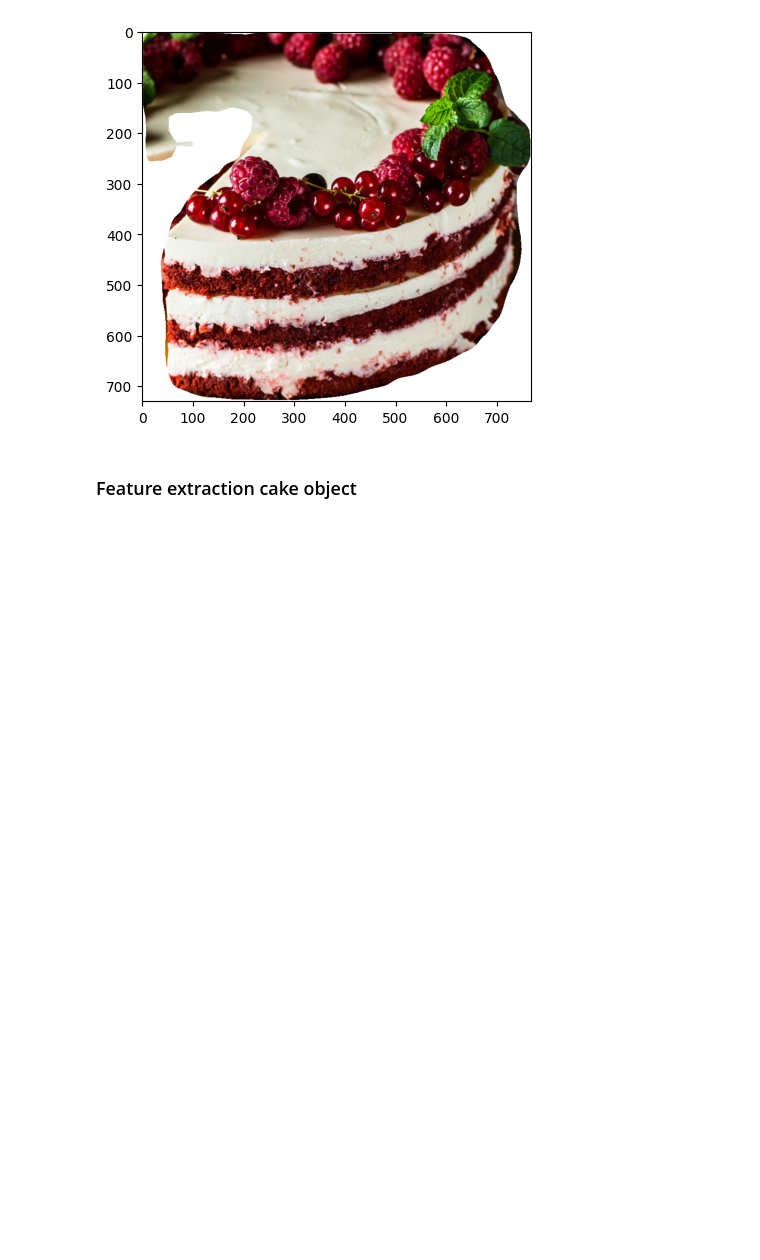
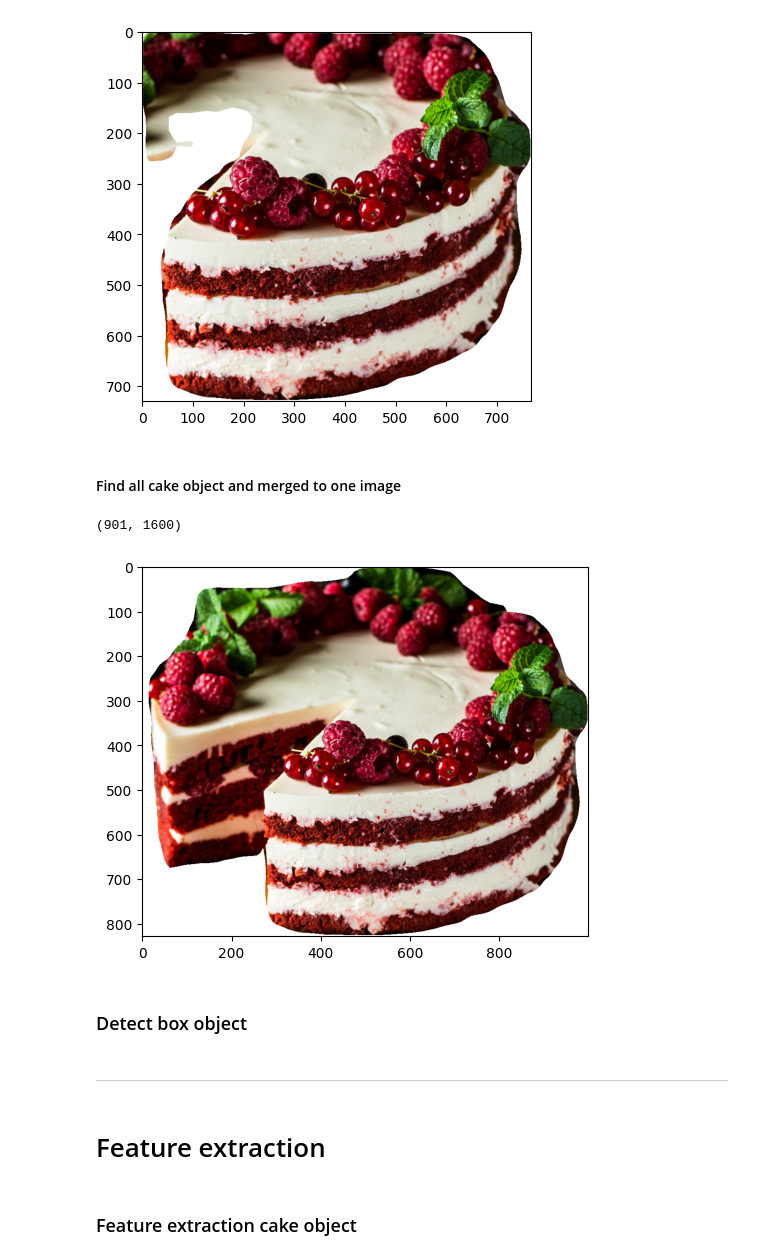
Before and after one commit to PHUICMT/boxjourney-research, a Jupyter notebook: ObjectDetection.ipynb, the cells around one changed output. Saved outputs shown, nothing was run; the diff lists cells and outputs as text; code cells hidden in the pictures; blank space fills up the shorter version.

Commit message:
merge same class to one image

```diff
--- a/ObjectDetection.ipynb
+++ b/ObjectDetection.ipynb
@@ -150,3 +153,18 @@ print(boxes)
 [[ 559.5845   133.64091 1327.5703   863.7279 ]
  [ 329.8273   196.23297  823.1008   722.99994]
  [ 336.66006   35.11751 1152.5962   778.2334 ]]
+# %%
+import sys
+merged_boxes = [sys.maxsize, sys.maxsize, 0, 0]
+for i in range(len(boxes)):
+    if boxes[i][0] < merged_boxes[0]:
+        merged_boxes[0] = boxes[i][0]
+    if boxes[i][1] < merged_boxes[1]:
+        merged_boxes[1] = boxes[i][1]
+    if boxes[i][2] > merged_boxes[2]:
+        merged_boxes[2] = boxes[i][2]
+    if boxes[i][3] > merged_boxes[3]:
+        merged_boxes[3] = boxes[i][3]
+
+
+print(merged_boxes)
@@ -189,6 +216,51 @@ plt.imshow(best_mask_image["mask_image"])
 plt.show()
 # %% [output]
 [figure]
+# %% [markdown]
+#### Find all cake object and merged to one image
+# %%
+# Find and merge box with the same class
+merged_mask = []
+all_mask = []
+for i in range(len(classes)):
+  class_name = MetadataCatalog.get(cfg.DATASETS.TRAIN[0]).thing_classes[classes[i]]
+  class_score = outputs["instances"].scores[i].cpu().numpy()
+  if class_name in ["cake"]:
+    mask = outputs["instances"].pred_masks[i].cpu().numpy()
+    all_mask.append(mask)
+
+# Merge mask
+for count_of_column in all_mask:
+  if len(merged_mask) == 0:
+    merged_mask = count_of_column
+  else:
+    for i in range(len(count_of_column)):
+      for j in range(len(count_of_column[i])):
+        if count_of_column[i][j] == True:
+          merged_mask[i][j] = True
+
+print(merged_mask.shape)
+
+image_mask = im.copy()
+r = len(merged_mask[0])
+j = len(merged_mask)
+for j1 in range(j):
+  for r1 in range(r):
+    if(merged_mask[j1][r1] == False):
+      image_mask[j1,r1] = 255
+
+image_mask = get_cropped_image(image_mask, merged_boxes)
+plt.imshow(image_mask)
+plt.show()
+# %% [output]
+(901, 1600)
+[figure, added]
+# %% [markdown]
+### Detect box object
+# %% [markdown]
+----------------------------------------------------------------
+# %% [markdown]
+# Feature extraction
 # %% [markdown]
 ### Feature extraction cake object
 # %% [markdown]
```
Also changed, not shown: parts of 9 cells of this notebook, 14 other files.
